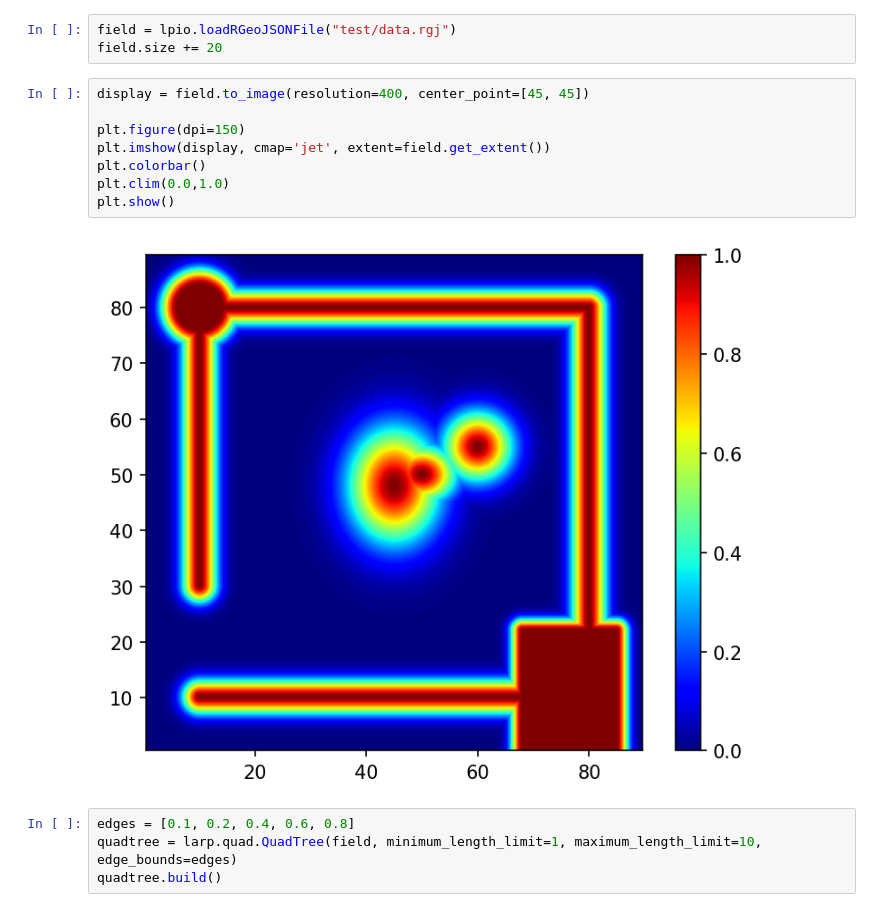
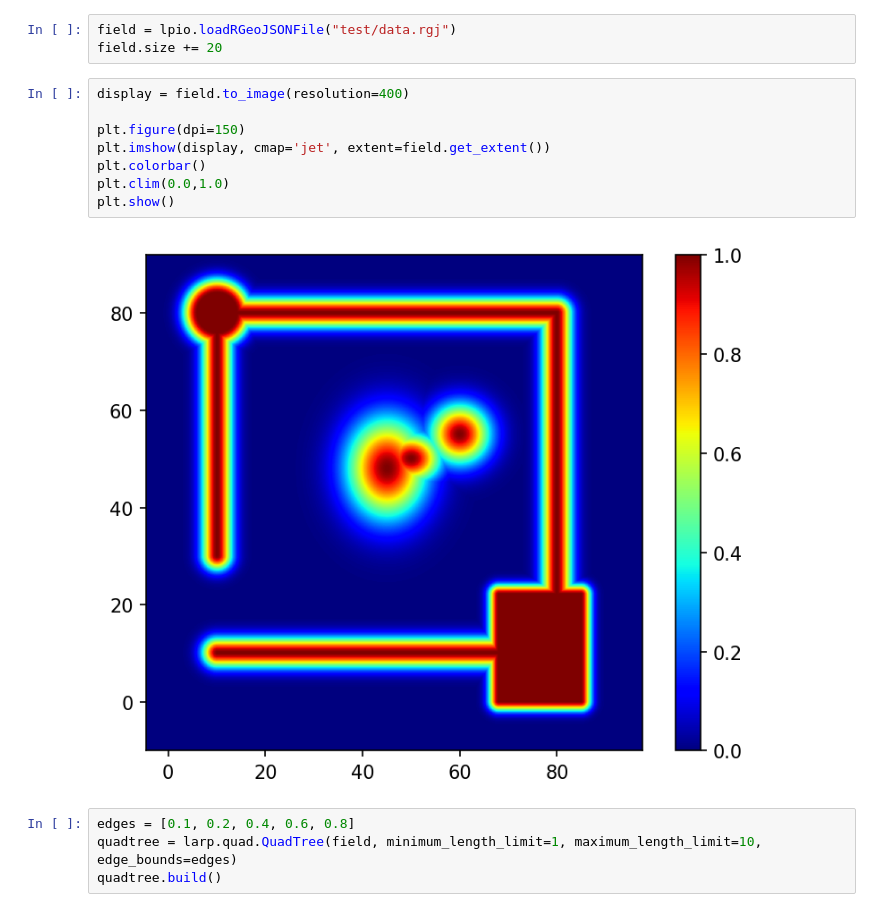
Before and after one commit to jsmretschnig/Larp, a Jupyter notebook: presentation.ipynb, the cells around one changed output. Saved outputs shown, nothing was run; the diff lists cells and outputs as text.

Commit message:
46 add quad to image (#48)
* Return 0 when no rgjs

* Add quad to image

* Add margin to get extent

```diff
--- a/presentation.ipynb
+++ b/presentation.ipynb
@@ -7,15 +7,15 @@ import larp.io as lpio
 field = lpio.loadRGeoJSONFile("test/data.rgj")
 field.size += 20
 # %%
-display = field.to_image(resolution=400, center_point=[45, 45])
+display = field.to_image(resolution=400)
 
 plt.figure(dpi=150)
 plt.imshow(display, cmap='jet', extent=field.get_extent())
 plt.colorbar()
 plt.clim(0.0,1.0)
 plt.show()
 # %% [output]
-[figure, old version]
+[figure, new version]
 # %%
 edges = [0.1, 0.2, 0.4, 0.6, 0.8]
 quadtree = larp.quad.QuadTree(field, minimum_length_limit=1, maximum_length_limit=10, edge_bounds=edges)
```
Also changed, not shown: parts of 5 cells of this notebook, 2 other files.
